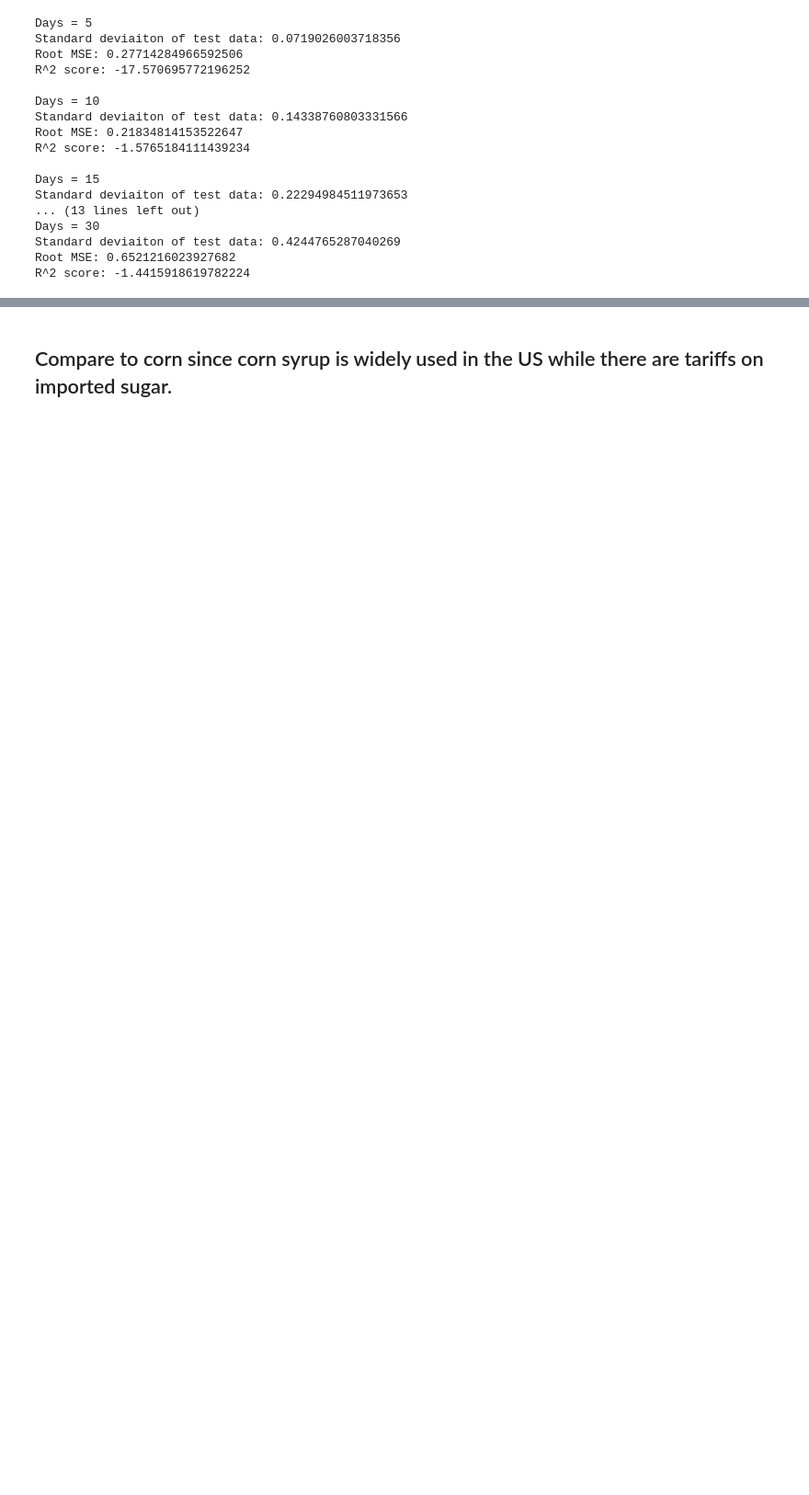
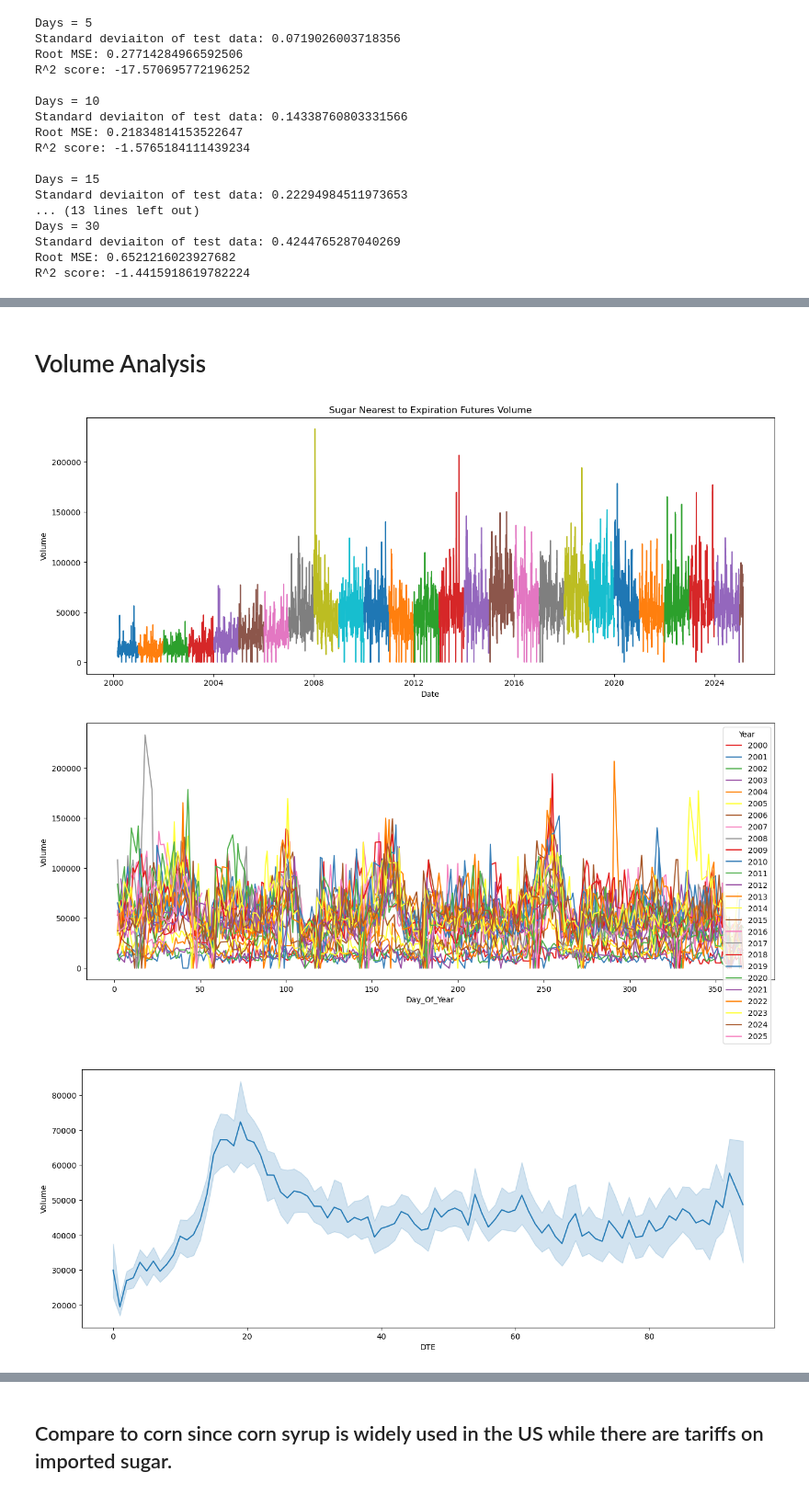
Before and after one commit to TianhaoW/ErdosAgriDerivPredict, a Jupyter notebook: notebooks/sugar_EDA.ipynb, the cells around one changed output, grey strips where cells are left out. Shown at 92% size. Saved outputs shown, nothing was run; the diff lists cells and outputs as text; code cells hidden in the pictures; blank space fills up the shorter version.

Commit message:
trying Tianhao's utility functions and analysis for sugar

```diff
--- a/notebooks/sugar_EDA.ipynb
+++ b/notebooks/sugar_EDA.ipynb
@@ -244,0 +257,5 @@ R^2 score: -1.4415918619782224
+# %%
+sugar_futures = yf.Ticker('SB=F')
+df_sugar_futures = sugar_futures.history(period='max')
+df_sugar_futures
+#pd.read_csv('sugar_prices.csv')
@@ -244,0 +369,3 @@ R^2 score: -1.4415918619782224
+# %%
+df = extend_market_data(df_sugar_futures)
+df
@@ -244,0 +387,21 @@ R^2 score: -1.4415918619782224
+# %% [markdown]
+# Volume Analysis
+# %%
+plt.figure(figsize = (16,6))
+plt.title("Sugar Nearest to Expiration Futures Volume")
+for year in df['Year'].unique():  # Loop through each unique year
+    yearly_data = df[df['Year'] == year]
+    sns.lineplot(x = 'Date', y = 'Volume', data = yearly_data)
+plt.show()
+
+plt.figure(figsize = (16,6))
+sns.lineplot(x = 'Day_Of_Year', y = 'Volume', data = df, hue ='Year', palette='Set1')
+plt.show()
+
+plt.figure(figsize = (16,6))
+sns.lineplot(x = 'DTE', y = 'Volume', data = df)
+plt.show()
+# %% [output]
+[figure, added]
+[figure, added]
+[figure, added]
```
Also changed, not shown: parts of 14 cells of this notebook.
